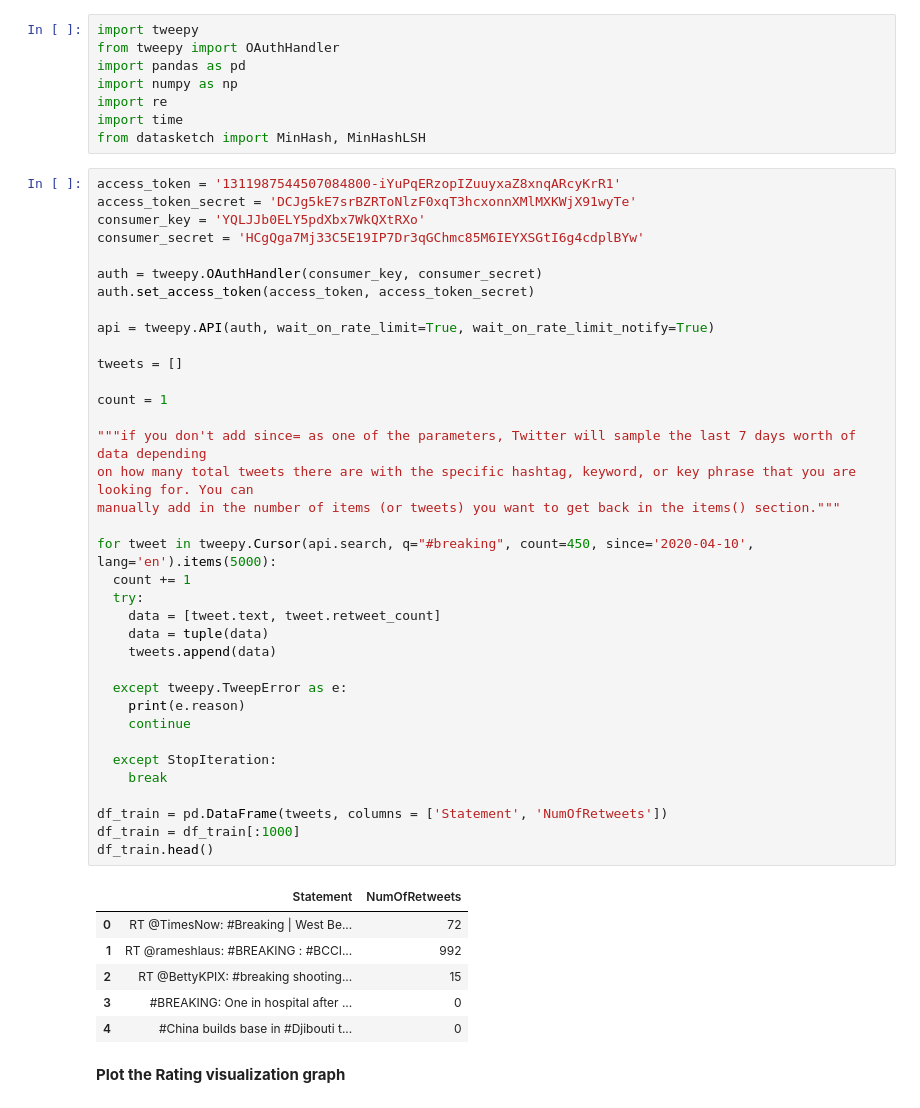
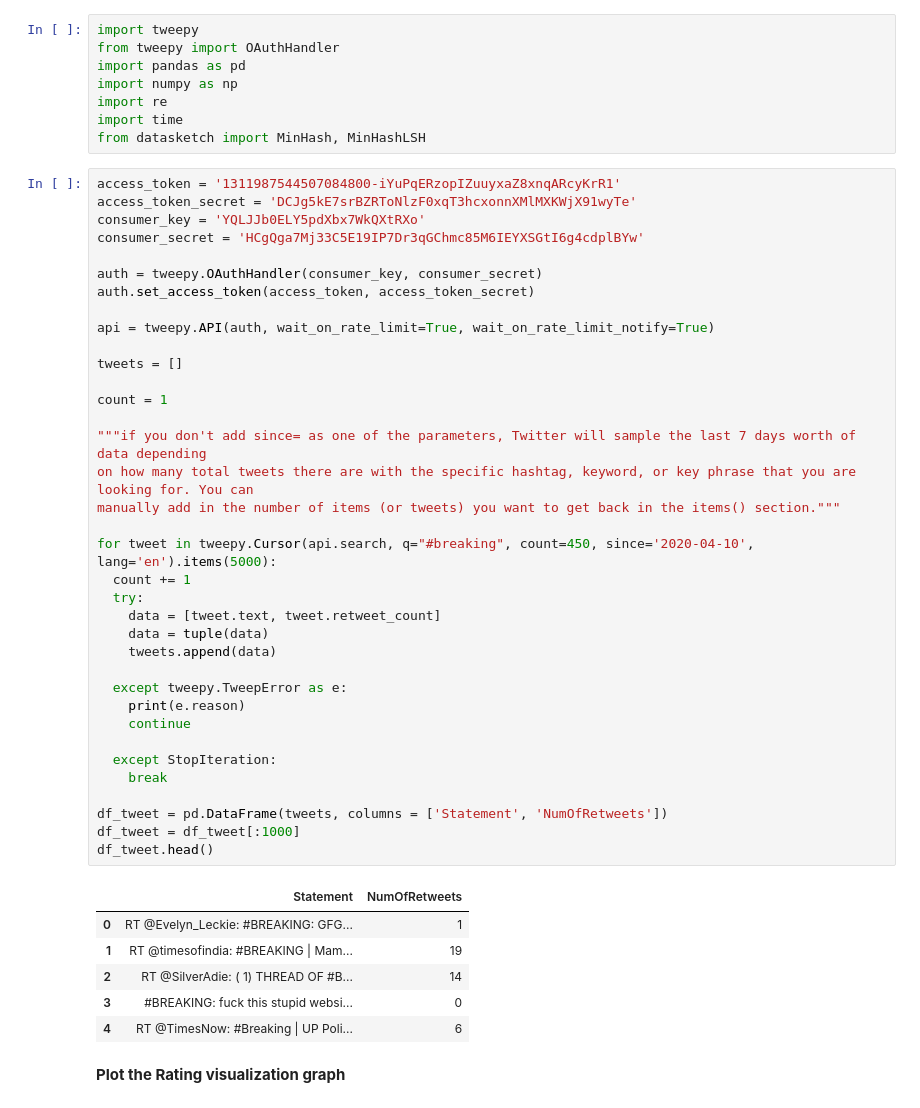
Before and after one commit to YuxingW/machine_learning, a Jupyter notebook: hw9/micro_factors_and_data_pipeline.ipynb, the cells around one changed output. Drawn from its saved outputs; the diff is of its cells as text.

```diff
--- a/hw9/micro_factors_and_data_pipeline.ipynb
+++ b/hw9/micro_factors_and_data_pipeline.ipynb
@@ -138,41 +138,41 @@ consumer_secret = 'HCgQga7Mj33C5E19IP7Dr3qGChmc85M6IEYXSGtI6g4cdplBYw'
 
 auth = tweepy.OAuthHandler(consumer_key, consumer_secret)
 auth.set_access_token(access_token, access_token_secret)
 
 api = tweepy.API(auth, wait_on_rate_limit=True, wait_on_rate_limit_notify=True)
 
 tweets = []
 
 count = 1
 
 """if you don't add since= as one of the parameters, Twitter will sample the last 7 days worth of data depending
 on how many total tweets there are with the specific hashtag, keyword, or key phrase that you are looking for. You can
 manually add in the number of items (or tweets) you want to get back in the items() section."""
 
 for tweet in tweepy.Cursor(api.search, q="#breaking", count=450, since='2020-04-10', lang='en').items(5000):
   count += 1
   try:
     data = [tweet.text, tweet.retweet_count]
     data = tuple(data)
     tweets.append(data)
 
   except tweepy.TweepError as e:
     print(e.reason)
     continue
 
   except StopIteration:
     break
 
-df_train = pd.DataFrame(tweets, columns = ['Statement', 'NumOfRetweets'])
-df_train = df_train[:1000]
-df_train.head()
+df_tweet = pd.DataFrame(tweets, columns = ['Statement', 'NumOfRetweets'])
+df_tweet = df_tweet[:1000]
+df_tweet.head()
 # %% [output]
 |  | Statement | NumOfRetweets |
-| 0 | RT @TimesNow: #Breaking | West Be... | 72 |
-| 1 | RT @rameshlaus: #BREAKING : #BCCI... | 992 |
-| 2 | RT @BettyKPIX: #breaking shooting... | 15 |
-| 3 | #BREAKING: One in hospital after ... | 0 |
-| 4 | #China builds base in #Djibouti t... | 0 |
+| 0 | RT @Evelyn_Leckie: #BREAKING: GFG... | 1 |
+| 1 | RT @timesofindia: #BREAKING | Mam... | 19 |
+| 2 | RT @SilverAdie: ( 1) THREAD OF #B... | 14 |
+| 3 | #BREAKING: fuck this stupid websi... | 0 |
+| 4 | RT @TimesNow: #Breaking | UP Poli... | 6 |
 # %% [markdown]
 **Plot the Rating visualization graph**
 # %%
```
Also changed, not shown: parts of 13 cells of this notebook.
